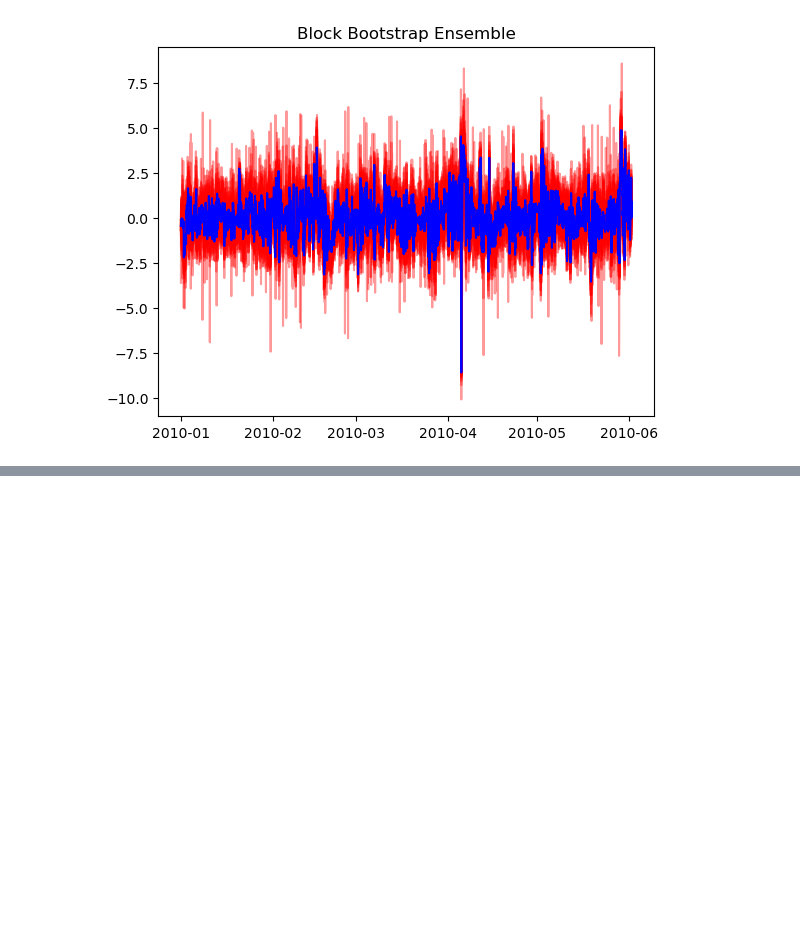
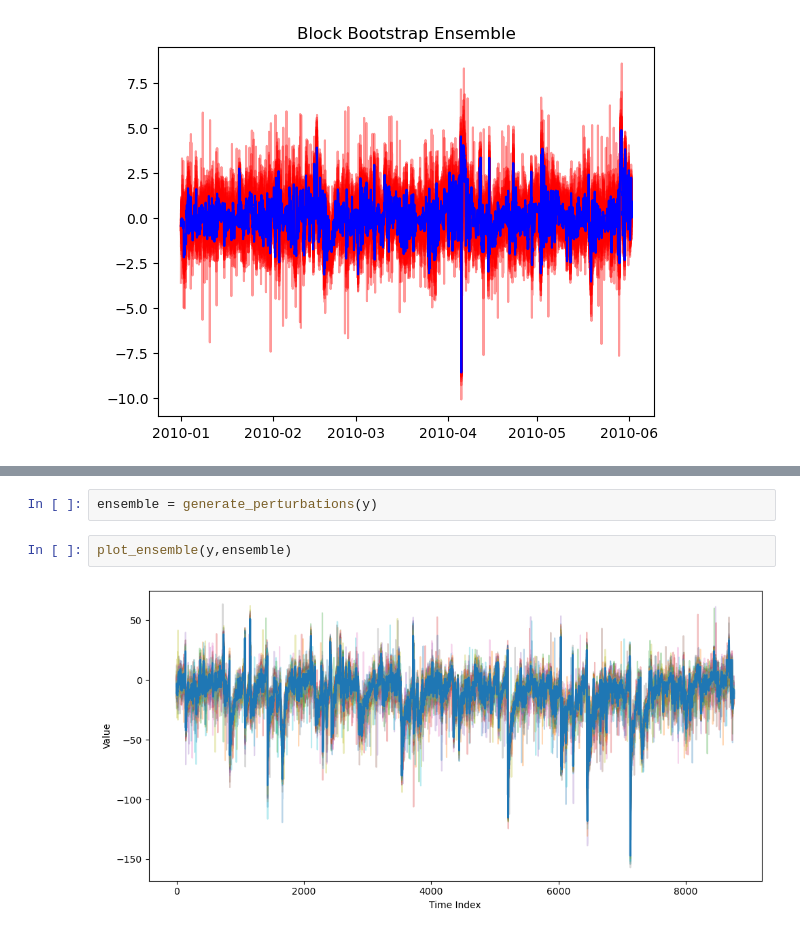
Before and after one commit to kylermurphy/ml_fw, a Jupyter notebook: notebooks/Space_Weather_Workbook.ipynb, the cells around one changed output, grey strips where cells are left out. Saved outputs shown, nothing was run; the diff lists cells and outputs as text; blank space fills up the shorter version.

Commit message:
Created perturb_ts, added docstrings, tested in spaceweather workbook

```diff
--- a/notebooks/Space_Weather_Workbook.ipynb
+++ b/notebooks/Space_Weather_Workbook.ipynb
@@ -1544,0 +1609,6 @@ block_results, ensemble_block, fig = sample_block(series.index, series, residual
+# %%
+ensemble = generate_perturbations(y)
+# %%
+plot_ensemble(y,ensemble)
+# %% [output]
+[figure, added]
```
Also changed, not shown: parts of 13 cells of this notebook, 4 other files.
